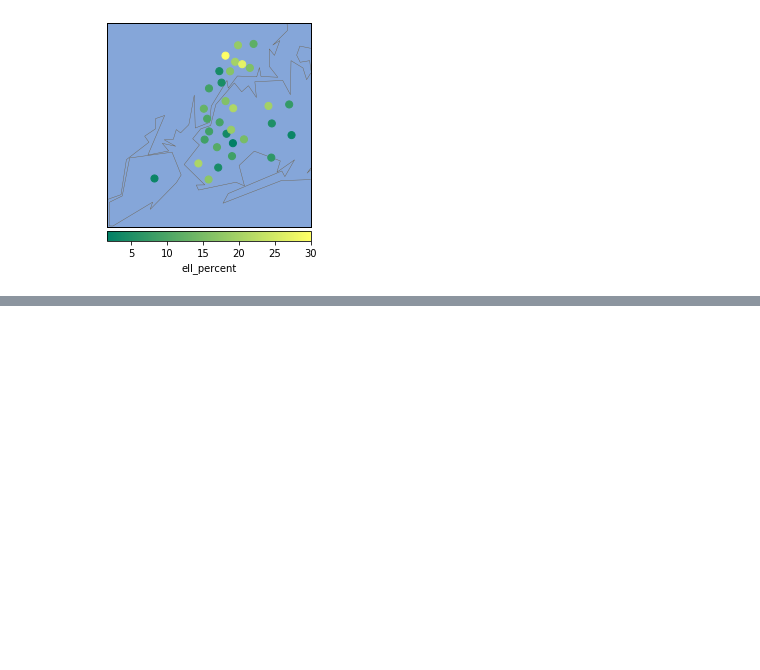
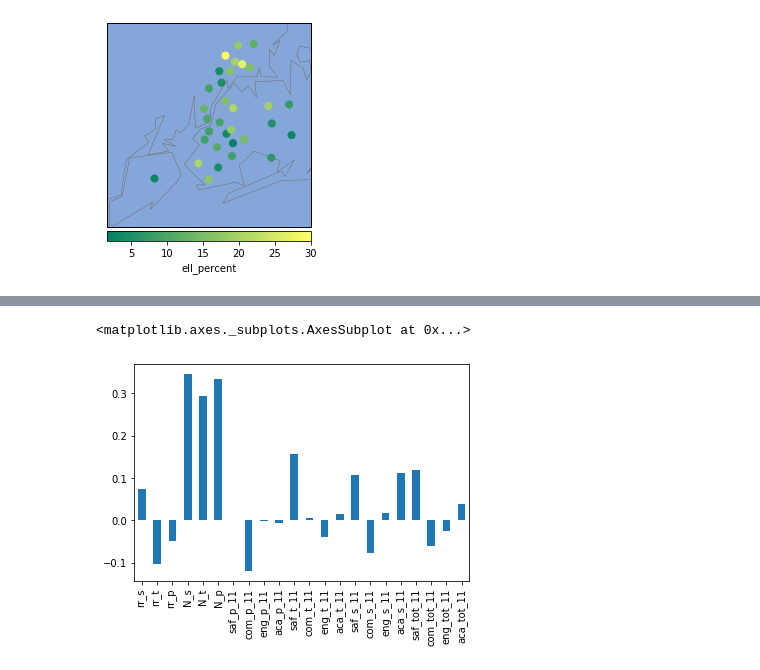
Before and after one commit to bhvya1505/Analyzing-NYC-High-School-Data, a Jupyter notebook: Basics.ipynb, the cells around one changed output, grey strips where cells are left out. Saved outputs shown, nothing was run; the diff lists cells and outputs as text; code cells hidden in the pictures; blank space fills up the shorter version.

```diff
--- a/Basics.ipynb
+++ b/Basics.ipynb
@@ -608,0 +610,9 @@ The dedent function was deprecated in Matplotlib 3.1 and will be removed in 3.3.
+# %%
+# the columns of survey fields had been stored in useful_cols earlier
+# remove DBN as it is a unique identifier
+useful_col.remove('DBN')
+# %%
+combined.corr()['sat_score'][useful_col].plot.bar()
+# %% [output]
+<matplotlib.axes._subplots.AxesSubplot at 0x...>
+[figure, added]
```
Also changed, not shown: parts of 31 cells of this notebook.
